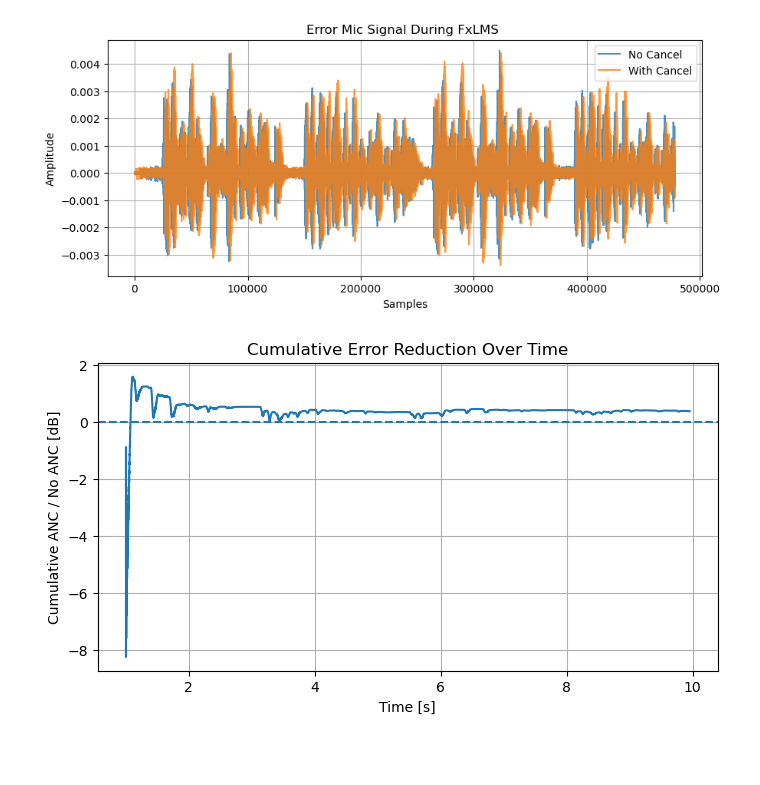
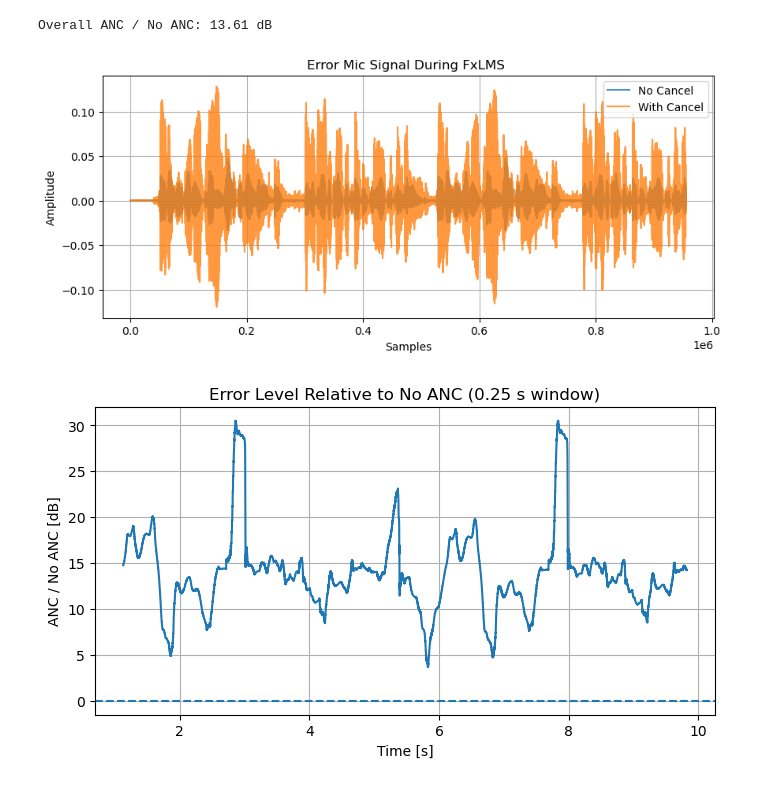
Before and after one commit to bowerirn/Reverb-Control, a Jupyter notebook: experiments/SHARC_cancel_test.ipynb, the cells around one changed output. Cells and saved outputs as stored; diff of their text form; code cells hidden in the pictures; blank space fills up the shorter version.

```diff
--- a/experiments/SHARC_cancel_test.ipynb
+++ b/experiments/SHARC_cancel_test.ipynb
@@ -59,7 +299,8 @@ sharc.plot_cumulative_error_reduction()
 # %%
 sharc.cancel(2)
 sharc.plot_error_mic()
-sharc.plot_cumulative_error_reduction()
+sharc.plot_error_ratio()
 # %% [output]
+Overall ANC / No ANC: 13.61 dB
-[figure, old version]
+[figure, new version]
-[figure, old version]
+[figure, new version]
```
Also changed, not shown: parts of 19 cells of this notebook, 10 other files.
